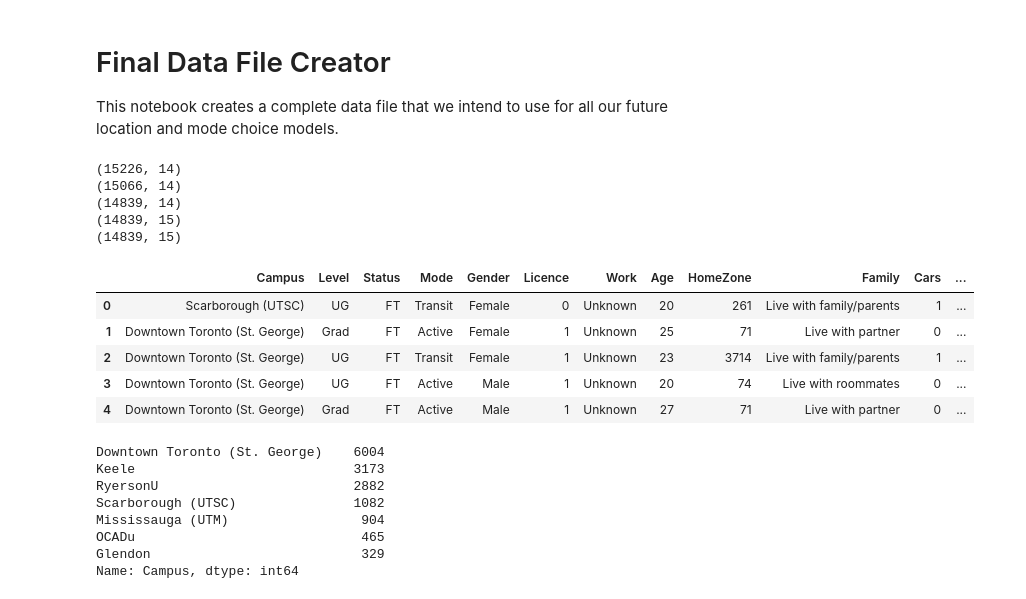
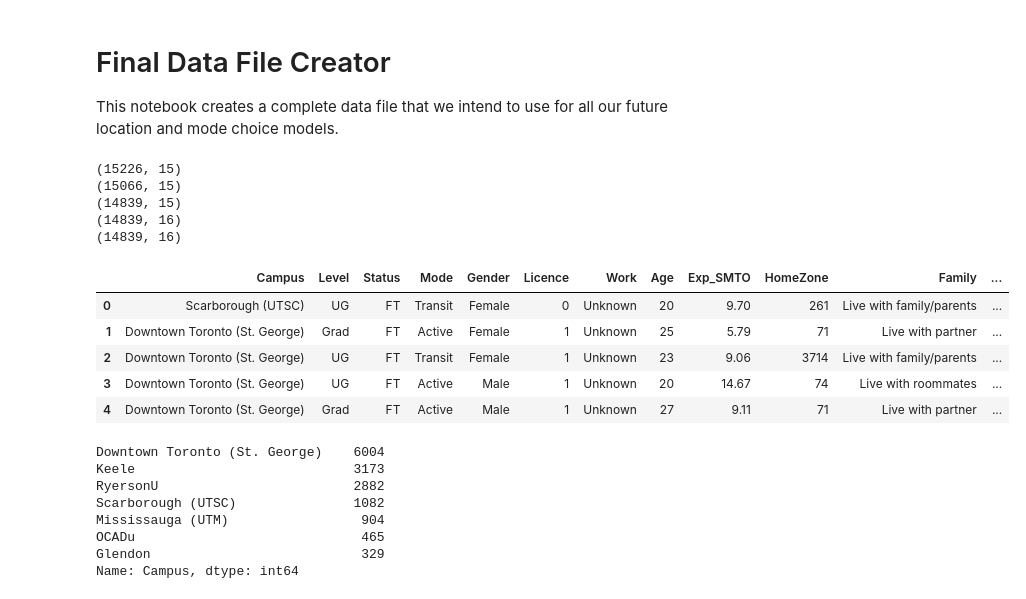
Before and after one commit to gonzaloMS-2000/PORPOS-TMG, a Jupyter notebook: Data/Final_Data_File_Creator.ipynb, the cells around one changed output. Cells and saved outputs as stored; diff of their text form; code cells hidden in the pictures.

```diff
--- a/Data/Final_Data_File_Creator.ipynb
+++ b/Data/Final_Data_File_Creator.ipynb
@@ -12,49 +12,49 @@ ps_df = pd.read_csv('SMTO_2015/SMTO_2015_Respondents.csv')
 campus_info = pd.read_csv('SMTO_2015/Campus_Info.csv')
 
 # Load relevant columns
-df = ps_df[['pscampusattend', 'personstatusgrad', 'personstatustime','psmainmodefalltypical', 'pscmpgender','psdrivinglicenseownerflag','psworknumhoursperweek','psage']]
+df = ps_df[['pscampusattend', 'personstatusgrad', 'personstatustime','psmainmodefalltypical', 'pscmpgender','psdrivinglicenseownerflag','psworknumhoursperweek','psage','psexpfactor']]
 df = df.join(hh_df[['HmTTS2006', 'hhlivingsituation', 'hhcarnumber','hhnumyoungerthan18','hhnumolderorequalto18','hhincomelevel']])
 
 df = df.rename(columns={'HmTTS2006': 'HomeZone', 'pscampusattend': 'Campus', 'hhlivingsituation': 'Family', 'psmainmodefalltypical': 'Mode',
                        'personstatusgrad': 'Level', 'personstatustime': 'Status', 'psuniversityinvolvednumyears': 'Years', 'hhcarnumber': 'Cars',
                        'hhincomelevel': 'Income', 'pscmpgender': 'Gender', 'psdrivinglicenseownerflag': 'Licence', 'psworknumhoursperweek': 'Work',
-                       'hhnumyoungerthan18': 'Children', 'hhnumolderorequalto18':'Adults', 'psage': 'Age'})
+                       'hhnumyoungerthan18': 'Children', 'hhnumolderorequalto18':'Adults', 'psage': 'Age','psexpfactor': 'Exp_SMTO'})
 
 
 mode_name_to_num = {"Car - Driver alone": "Auto", "Car - Driver with passenger(s)": "Auto", "Car - Passenger": "Auto", "Taxi": "Auto",
                     "Transit Bus": "Transit", "Streetcar": "Transit", "Subway/RT": "Transit", "GO Bus": "Transit", "GO Train": "Transit",
                     "Walk": "Active", "Bicycle": "Active"}
 print(df.shape)
 
 df.replace({'Mode': mode_name_to_num}, inplace=True)
 df = df[(df['Mode'] == "Auto") | (df['Mode'] == "Transit") | (df['Mode'] == "Active")]
 print(df.shape)
 
 df['Work'].fillna('Unknown', inplace=True) # Fill 11,000 Work NaNs with "Unknowns"
 df = df.dropna() # Remove rows with missing data
 print(df.shape)
 
 # Convert Campus column to numerical column
 df['CampusZone'] = df["Campus"].apply(lambda x: campus_info.Zone[campus_info['School'] == x].tolist()[0])
 print(df.shape)
 
 # Convert columns to numerical
 df['HomeZone'] = pd.to_numeric(df['HomeZone'], downcast='signed')
 
 print(df.shape)
 df.head()
 # %% [output]
-(15226, 14)
-(15066, 14)
-(14839, 14)
+(15226, 15)
+(15066, 15)
 (14839, 15)
-(14839, 15)
+(14839, 16)
+(14839, 16)
-|  | Campus | Level | Status | Mode | Gender | Licence | Work | Age | HomeZone | Family | Cars | ... |
-| 0 | Scarborough (UTSC) | UG | FT | Transit | Female | 0 | Unknown | 20 | 261 | Live with family/parents | 1 | ... |
-| 1 | Downtown Toronto (St. George) | Grad | FT | Active | Female | 1 | Unknown | 25 | 71 | Live with partner | 0 | ... |
-| 2 | Downtown Toronto (St. George) | UG | FT | Transit | Female | 1 | Unknown | 23 | 3714 | Live with family/parents | 1 | ... |
-| 3 | Downtown Toronto (St. George) | UG | FT | Active | Male | 1 | Unknown | 20 | 74 | Live with roommates | 0 | ... |
-| 4 | Downtown Toronto (St. George) | Grad | FT | Active | Male | 1 | Unknown | 27 | 71 | Live with partner | 0 | ... |
+|  | Campus | Level | Status | Mode | Gender | Licence | Work | Age | Exp_SMTO | HomeZone | Family | ... |
+| 0 | Scarborough (UTSC) | UG | FT | Transit | Female | 0 | Unknown | 20 | 9.70 | 261 | Live with family/parents | ... |
+| 1 | Downtown Toronto (St. George) | Grad | FT | Active | Female | 1 | Unknown | 25 | 5.79 | 71 | Live with partner | ... |
+| 2 | Downtown Toronto (St. George) | UG | FT | Transit | Female | 1 | Unknown | 23 | 9.06 | 3714 | Live with family/parents | ... |
+| 3 | Downtown Toronto (St. George) | UG | FT | Active | Male | 1 | Unknown | 20 | 14.67 | 74 | Live with roommates | ... |
+| 4 | Downtown Toronto (St. George) | Grad | FT | Active | Male | 1 | Unknown | 27 | 9.11 | 71 | Live with partner | ... |
 # %%
 df['Campus'].value_counts()
 # %% [output]
```
Also changed, not shown: parts of 21 cells of this notebook, 1 other file.
